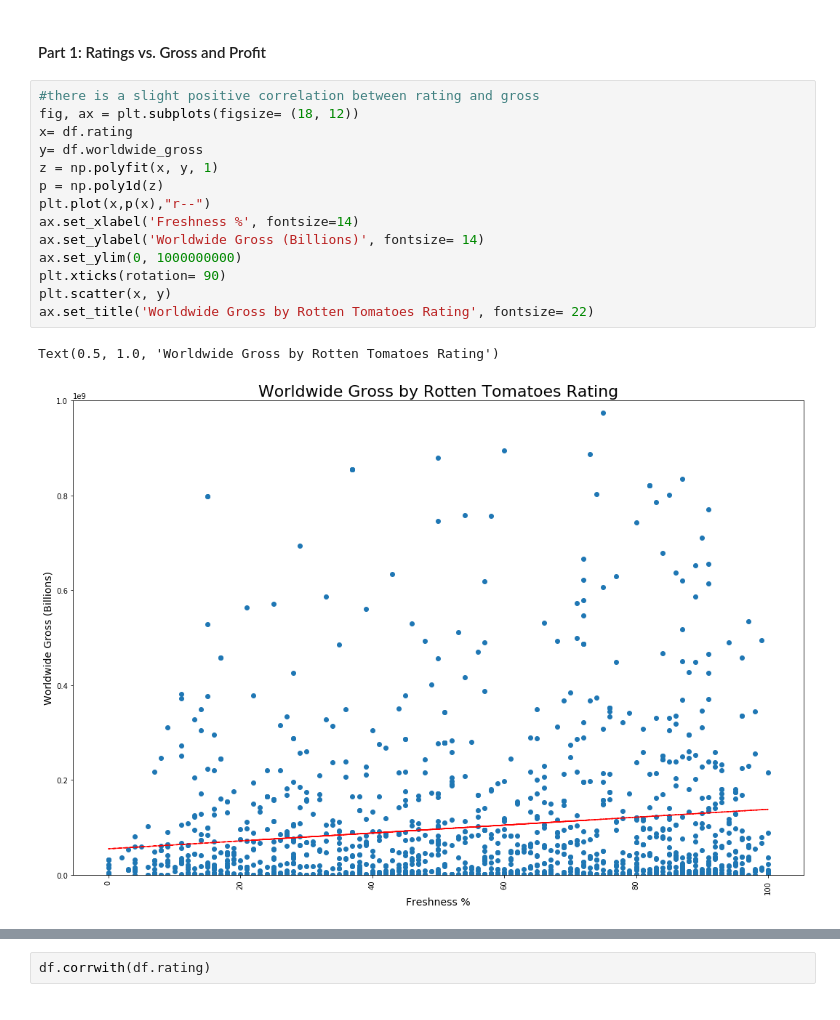
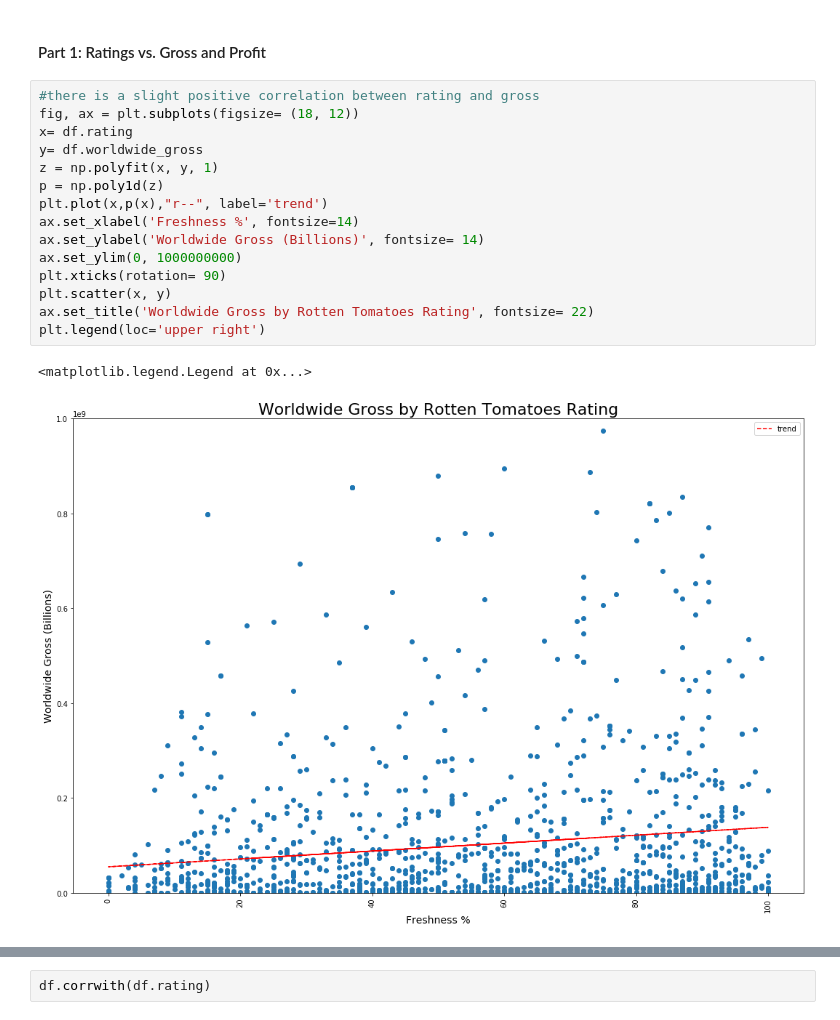
Before and after one commit to bagnine/moviedata, a Jupyter notebook: moviedata.ipynb, the cells around one changed output, grey strips where cells are left out. Cells and saved outputs as stored; diff of their text form.

Commit message:
graphs

```diff
--- a/moviedata.ipynb
+++ b/moviedata.ipynb
@@ -172,20 +172,21 @@ df.rating = df.rating.astype(int)
 # %%
 #there is a slight positive correlation between rating and gross
 fig, ax = plt.subplots(figsize= (18, 12))
 x= df.rating
 y= df.worldwide_gross
 z = np.polyfit(x, y, 1)
 p = np.poly1d(z)
-plt.plot(x,p(x),"r--")
+plt.plot(x,p(x),"r--", label='trend')
 ax.set_xlabel('Freshness %', fontsize=14)
 ax.set_ylabel('Worldwide Gross (Billions)', fontsize= 14)
 ax.set_ylim(0, 1000000000)
 plt.xticks(rotation= 90)
 plt.scatter(x, y)
 ax.set_title('Worldwide Gross by Rotten Tomatoes Rating', fontsize= 22)
+plt.legend(loc='upper right')
 # %% [output]
-Text(0.5, 1.0, 'Worldwide Gross by Rotten Tomatoes Rating')
+<matplotlib.legend.Legend at 0x...>
-[figure, old version]
+[figure, new version]
 # %%
 #profitability based on rating has a near zero correlation, on the other hand
 fig, ax = plt.subplots(figsize= (18, 12))
```
Also changed, not shown: parts of 5 cells of this notebook.
